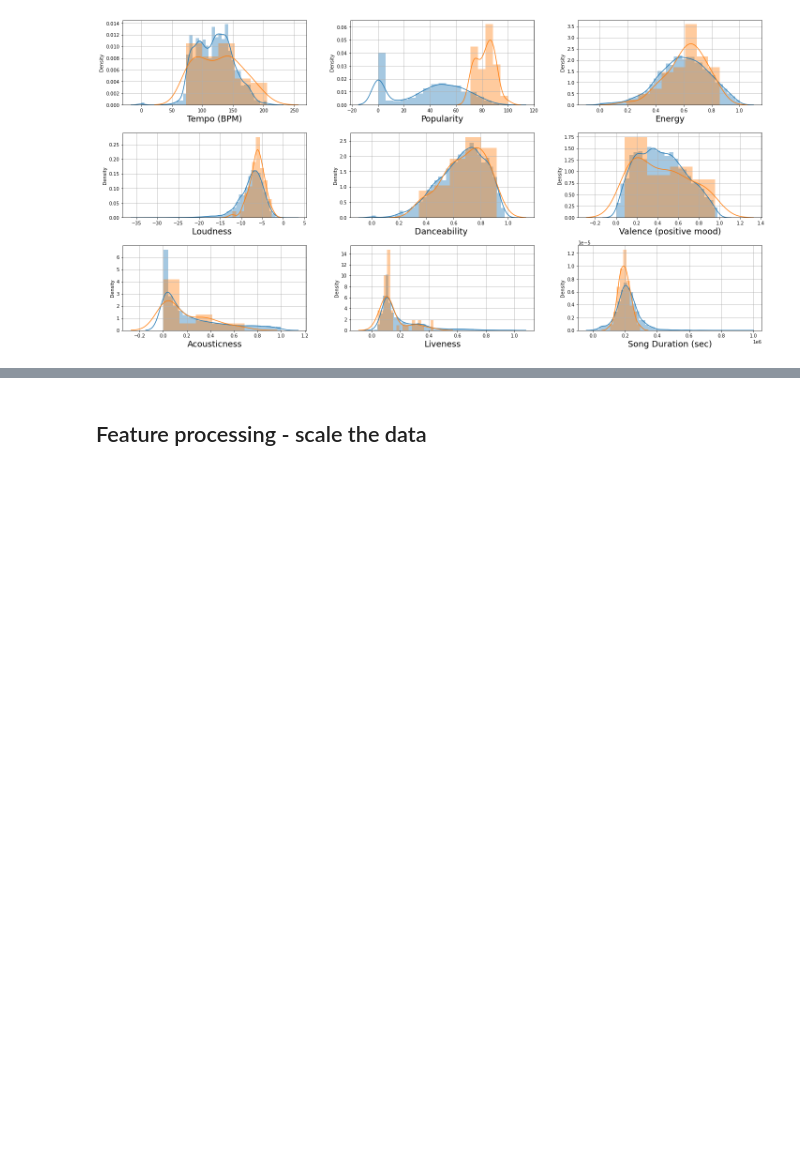
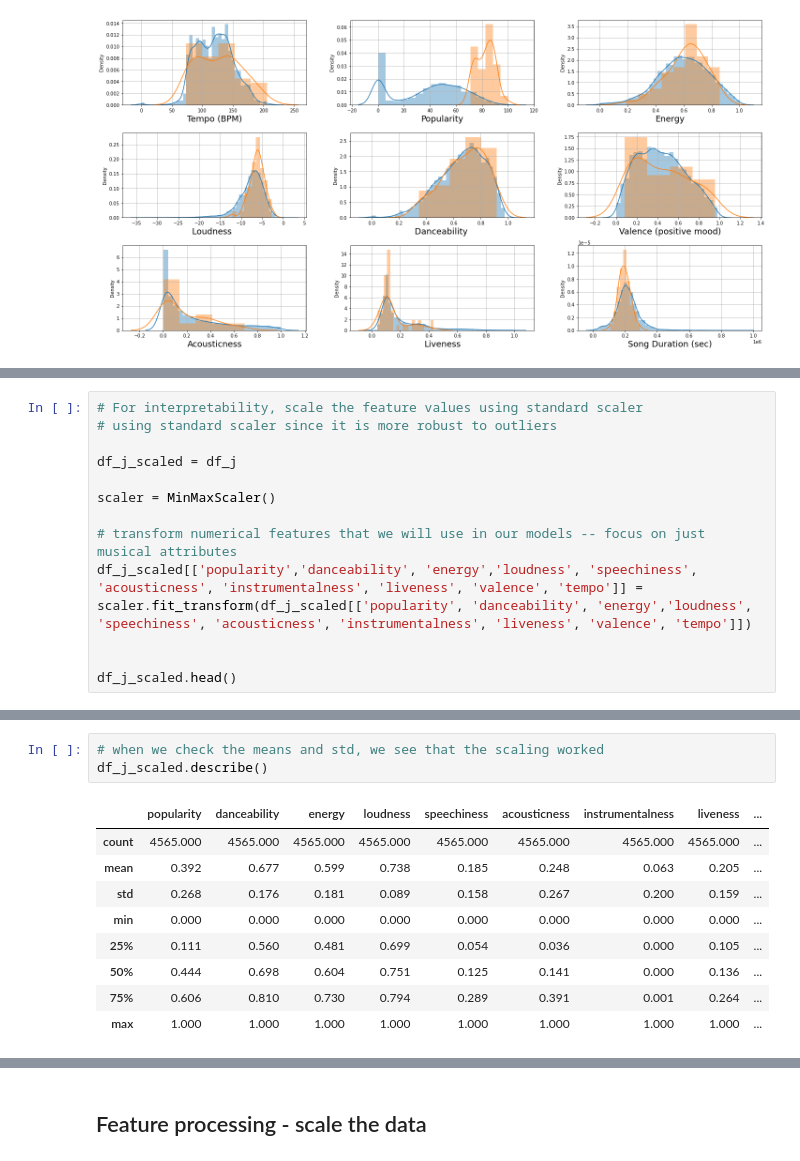
Before and after one commit to osirjeremy/spotify_analysis, a Jupyter notebook: analysis_top_tracks.ipynb, the cells around one changed output, grey strips where cells are left out. Saved outputs shown, nothing was run; the diff lists cells and outputs as text; blank space fills up the shorter version.

```diff
--- a/analysis_top_tracks.ipynb
+++ b/analysis_top_tracks.ipynb
@@ -257,0 +275,13 @@ plt.tight_layout(pad=1.0, w_pad=5.0, h_pad=1.0)
+# %%
+# For interpretability, scale the feature values using standard scaler
+# using standard scaler since it is more robust to outliers
+
+df_j_scaled = df_j
+
+scaler = MinMaxScaler()
+
+# transform numerical features that we will use in our models -- focus on just musical attributes
+df_j_scaled[['popularity','danceability', 'energy','loudness', 'speechiness', 'acousticness', 'instrumentalness', 'liveness', 'valence', 'tempo']] = scaler.fit_transform(df_j_scaled[['popularity', 'danceability', 'energy','loudness', 'speechiness', 'acousticness', 'instrumentalness', 'liveness', 'valence', 'tempo']])
+
+
+df_j_scaled.head()
@@ -257,0 +295,13 @@ plt.tight_layout(pad=1.0, w_pad=5.0, h_pad=1.0)
+# %%
+# when we check the means and std, we see that the scaling worked
+df_j_scaled.describe()
+# %% [output]
+|  | popularity | danceability | energy | loudness | speechiness | acousticness | instrumentalness | liveness | ... |
+| count | 4565.000 | 4565.000 | 4565.000 | 4565.000 | 4565.000 | 4565.000 | 4565.000 | 4565.000 | ... |
+| mean | 0.392 | 0.677 | 0.599 | 0.738 | 0.185 | 0.248 | 0.063 | 0.205 | ... |
+| std | 0.268 | 0.176 | 0.181 | 0.089 | 0.158 | 0.267 | 0.200 | 0.159 | ... |
+| min | 0.000 | 0.000 | 0.000 | 0.000 | 0.000 | 0.000 | 0.000 | 0.000 | ... |
+| 25% | 0.111 | 0.560 | 0.481 | 0.699 | 0.054 | 0.036 | 0.000 | 0.105 | ... |
+| 50% | 0.444 | 0.698 | 0.604 | 0.751 | 0.125 | 0.141 | 0.000 | 0.136 | ... |
+| 75% | 0.606 | 0.810 | 0.730 | 0.794 | 0.289 | 0.391 | 0.001 | 0.264 | ... |
+| max | 1.000 | 1.000 | 1.000 | 1.000 | 1.000 | 1.000 | 1.000 | 1.000 | ... |
```
Also changed, not shown: parts of 12 cells of this notebook.
